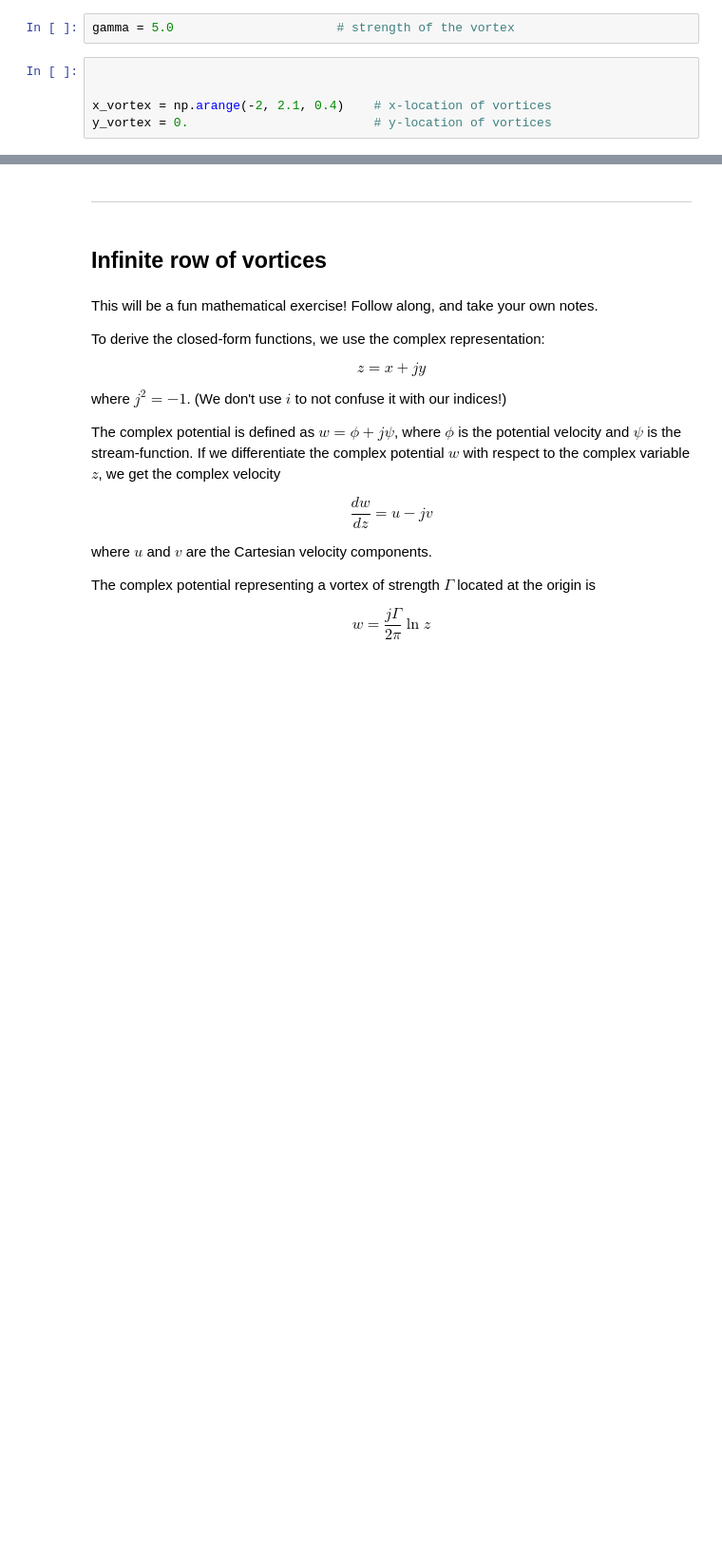
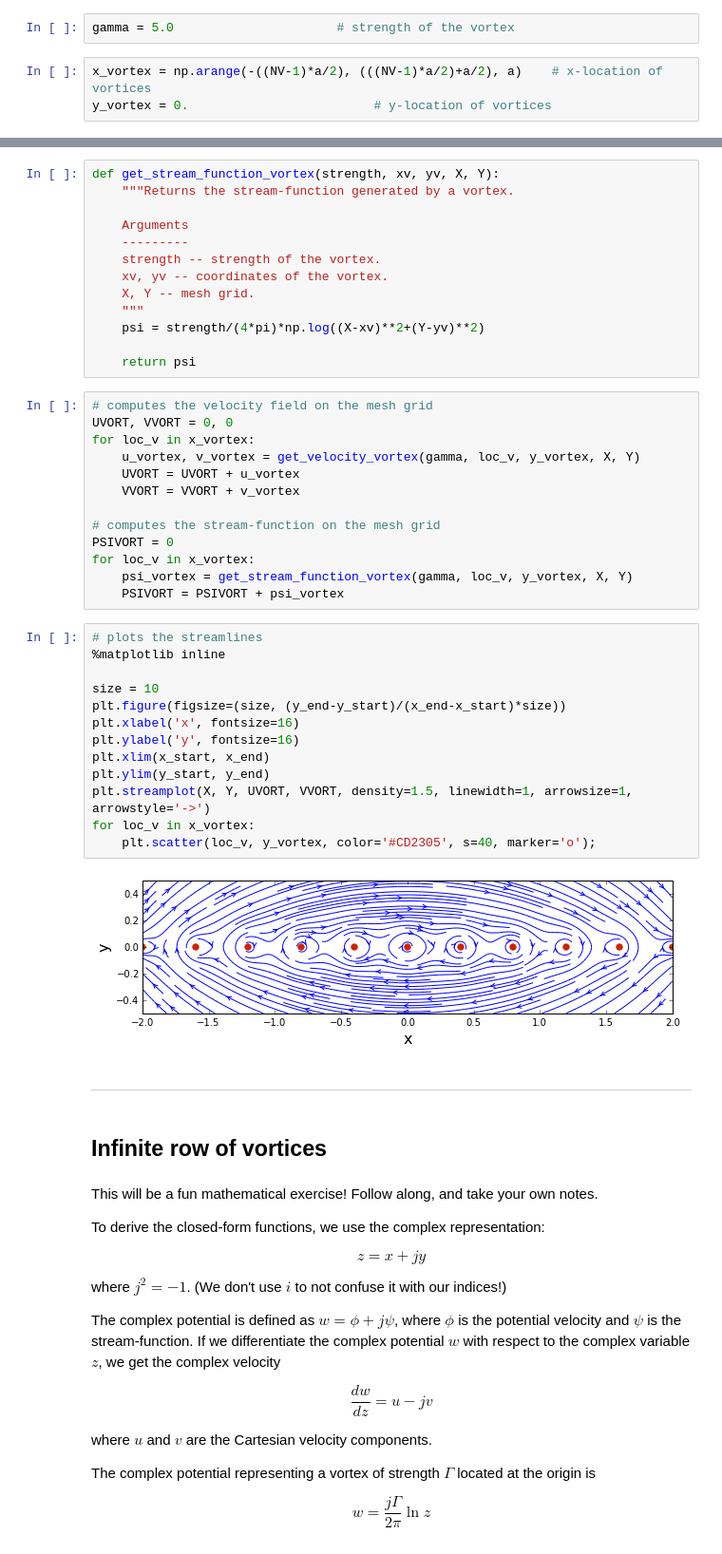
Before and after one commit to chiseler/AeroPython, a Jupyter notebook: lessons/nd_05_Lesson05_InfiniteRowOfVortices.ipynb, the cells around one changed output, grey strips where cells are left out. Shown at 95% size. Drawn from its saved outputs; the diff is of its cells as text; blank space fills up the shorter version.

```diff
--- a/lessons/nd_05_Lesson05_InfiniteRowOfVortices.ipynb
+++ b/lessons/nd_05_Lesson05_InfiniteRowOfVortices.ipynb
@@ -109,7 +109,5 @@ X, Y = np.meshgrid(x, y)              # generates a mesh grid
 # %%
 gamma = 5.0                      # strength of the vortex
 # %%
-
-
-x_vortex = np.arange(-2, 2.1, 0.4)    # x-location of vortices
+x_vortex = np.arange(-((NV-1)*a/2), (((NV-1)*a/2)+a/2), a)    # x-location of vortices
 y_vortex = 0.                         # y-location of vortices
@@ -116,3 +128,44 @@ y_vortex = 0.                         # y-location of vortices
+# %%
+def get_stream_function_vortex(strength, xv, yv, X, Y):
+    """Returns the stream-function generated by a vortex.
+
+    Arguments
+    ---------
+    strength -- strength of the vortex.
+    xv, yv -- coordinates of the vortex.
+    X, Y -- mesh grid.
+    """
+    psi = strength/(4*pi)*np.log((X-xv)**2+(Y-yv)**2)
+
+    return psi
+# %%
+# computes the velocity field on the mesh grid
+UVORT, VVORT = 0, 0
+for loc_v in x_vortex:
+    u_vortex, v_vortex = get_velocity_vortex(gamma, loc_v, y_vortex, X, Y)
+    UVORT = UVORT + u_vortex
+    VVORT = VVORT + v_vortex
+
+# computes the stream-function on the mesh grid
+PSIVORT = 0
+for loc_v in x_vortex:
+    psi_vortex = get_stream_function_vortex(gamma, loc_v, y_vortex, X, Y)
+    PSIVORT = PSIVORT + psi_vortex
+# %%
+# plots the streamlines
+%matplotlib inline
+
+size = 10
+plt.figure(figsize=(size, (y_end-y_start)/(x_end-x_start)*size))
+plt.xlabel('x', fontsize=16)
+plt.ylabel('y', fontsize=16)
+plt.xlim(x_start, x_end)
+plt.ylim(y_start, y_end)
+plt.streamplot(X, Y, UVORT, VVORT, density=1.5, linewidth=1, arrowsize=1, arrowstyle='->')
+for loc_v in x_vortex:
+    plt.scatter(loc_v, y_vortex, color='#CD2305', s=40, marker='o');
+# %% [output]
+[figure, added]
 # %% [markdown]
 ---
 # %% [markdown]
```
Also changed, not shown: parts of 5 cells of this notebook.
